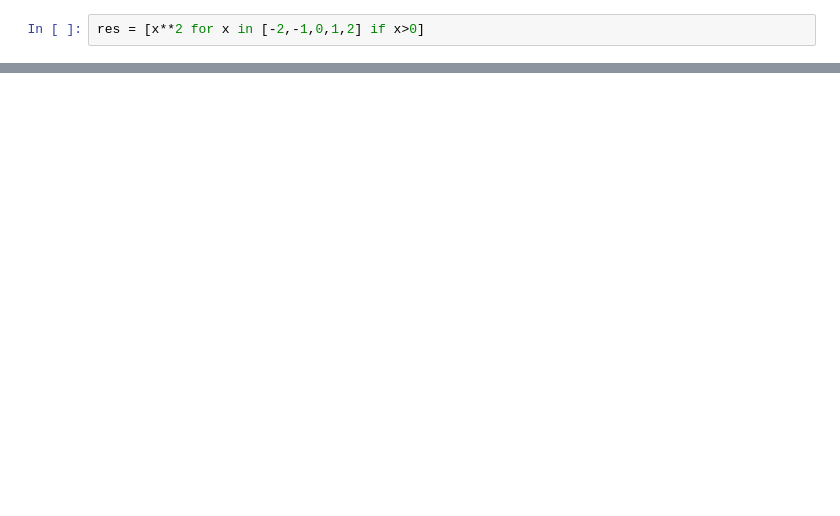
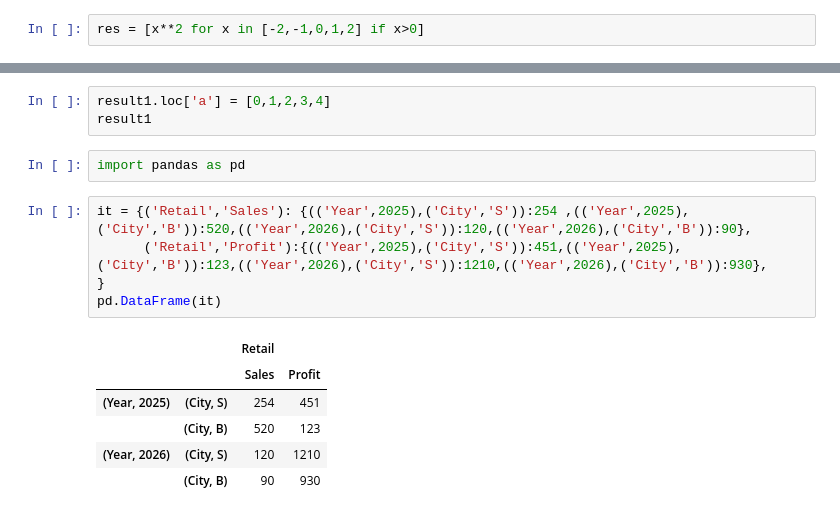
Before and after one commit to han942/vscode, a Jupyter notebook: dataprocess_class/week4/prac_week4.ipynb, the cells around one changed output, grey strips where cells are left out. Saved outputs shown, nothing was run; the diff lists cells and outputs as text; blank space fills up the shorter version.

```diff
--- a/dataprocess_class/week4/prac_week4.ipynb
+++ b/dataprocess_class/week4/prac_week4.ipynb
@@ -110,0 +199,17 @@ res = [x**2 for x in [-2,-1,0,1,2] if x>0]
+# %%
+result1.loc['a'] = [0,1,2,3,4]
+result1
+# %%
+import pandas as pd
+# %%
+it = {('Retail','Sales'): {(('Year',2025),('City','S')):254 ,(('Year',2025),('City','B')):520,(('Year',2026),('City','S')):120,(('Year',2026),('City','B')):90},
+      ('Retail','Profit'):{(('Year',2025),('City','S')):451,(('Year',2025),('City','B')):123,(('Year',2026),('City','S')):1210,(('Year',2026),('City','B')):930},
+}
+pd.DataFrame(it)
+# %% [output]
+|  |  | Retail |  |
+|  |  | Sales | Profit |
+| (Year, 2025) | (City, S) | 254 | 451 |
+|  | (City, B) | 520 | 123 |
+| (Year, 2026) | (City, S) | 120 | 1210 |
+|  | (City, B) | 90 | 930 |
```
Also changed, not shown: parts of 14 cells of this notebook, 6 other files.
